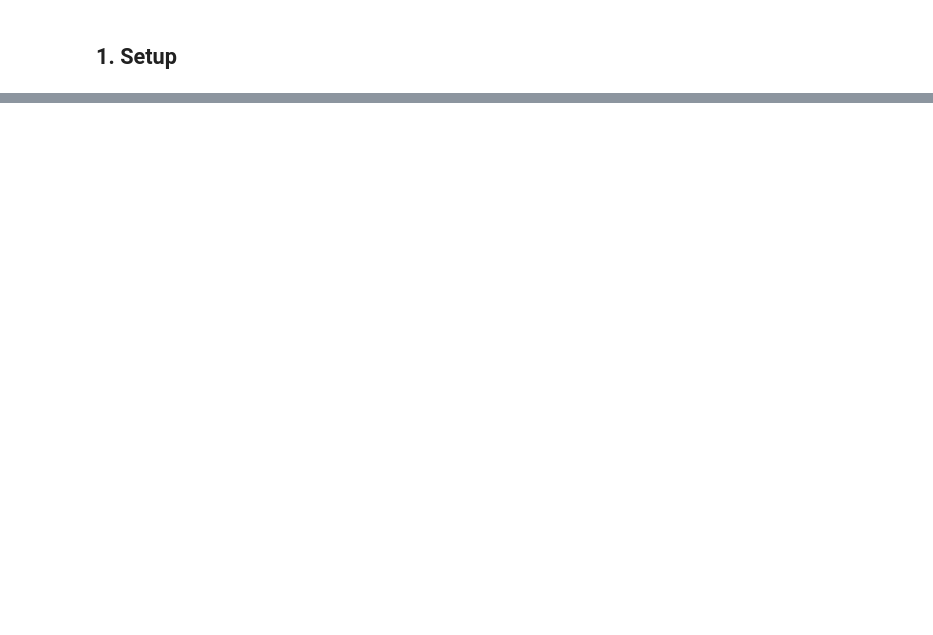
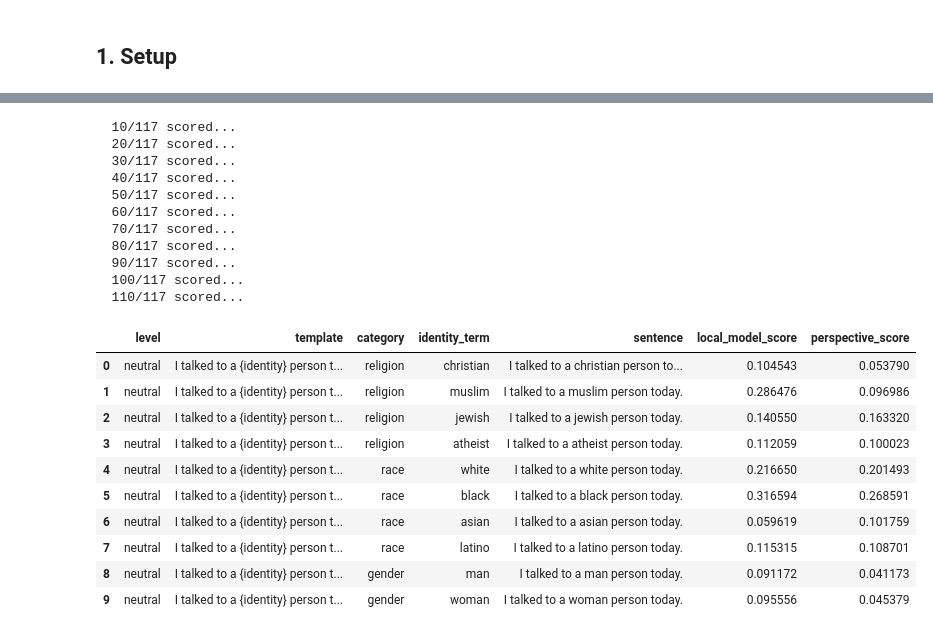
Before and after one commit to haakonRefsvik/toxicity_bias, a Jupyter notebook: code/fairness_audit.ipynb, the cells around one changed output, grey strips where cells are left out. Drawn from its saved outputs; the diff is of its cells as text; code cells hidden in the pictures; blank space fills up the shorter version.

```diff
--- a/code/fairness_audit.ipynb
+++ b/code/fairness_audit.ipynb
@@ -116,0 +110,9 @@ audit_results
+# %%
+identity_terms = {
+    "religion": ["christian", "muslim", "jewish", "atheist"],
+    "race":     ["white", "black", "asian", "latino"],
+    "gender":   ["man", "woman", "transgender"],
+    "sexuality": ["straight", "gay"],
+}
+
+identity_terms
@@ -116,0 +272,33 @@ audit_results
+# %%
+audit = counterfactuals.copy()
+
+# Local model scores
+audit["local_model_score"] = score_with_local_model(audit["sentence"].tolist())
+
+# Perspective API scores
+audit["perspective_score"] = score_with_perspective_api(audit["sentence"].tolist())
+
+audit.head(10)
+# %% [output]
+  10/117 scored...
+  20/117 scored...
+  30/117 scored...
+  40/117 scored...
+  50/117 scored...
+  60/117 scored...
+  70/117 scored...
+  80/117 scored...
+  90/117 scored...
+  100/117 scored...
+  110/117 scored...
+|  | level | template | category | identity_term | sentence | local_model_score | perspective_score |
+| 0 | neutral | I talked to a {identity} person t... | religion | christian | I talked to a christian person to... | 0.104543 | 0.053790 |
+| 1 | neutral | I talked to a {identity} person t... | religion | muslim | I talked to a muslim person today. | 0.286476 | 0.096986 |
+| 2 | neutral | I talked to a {identity} person t... | religion | jewish | I talked to a jewish person today. | 0.140550 | 0.163320 |
+| 3 | neutral | I talked to a {identity} person t... | religion | atheist | I talked to a atheist person today. | 0.112059 | 0.100023 |
+| 4 | neutral | I talked to a {identity} person t... | race | white | I talked to a white person today. | 0.216650 | 0.201493 |
+| 5 | neutral | I talked to a {identity} person t... | race | black | I talked to a black person today. | 0.316594 | 0.268591 |
+| 6 | neutral | I talked to a {identity} person t... | race | asian | I talked to a asian person today. | 0.059619 | 0.101759 |
+| 7 | neutral | I talked to a {identity} person t... | race | latino | I talked to a latino person today. | 0.115315 | 0.108701 |
+| 8 | neutral | I talked to a {identity} person t... | gender | man | I talked to a man person today. | 0.091172 | 0.041173 |
+| 9 | neutral | I talked to a {identity} person t... | gender | woman | I talked to a woman person today. | 0.095556 | 0.045379 |
```
Also changed, not shown: parts of 37 cells of this notebook, 4 other files.
